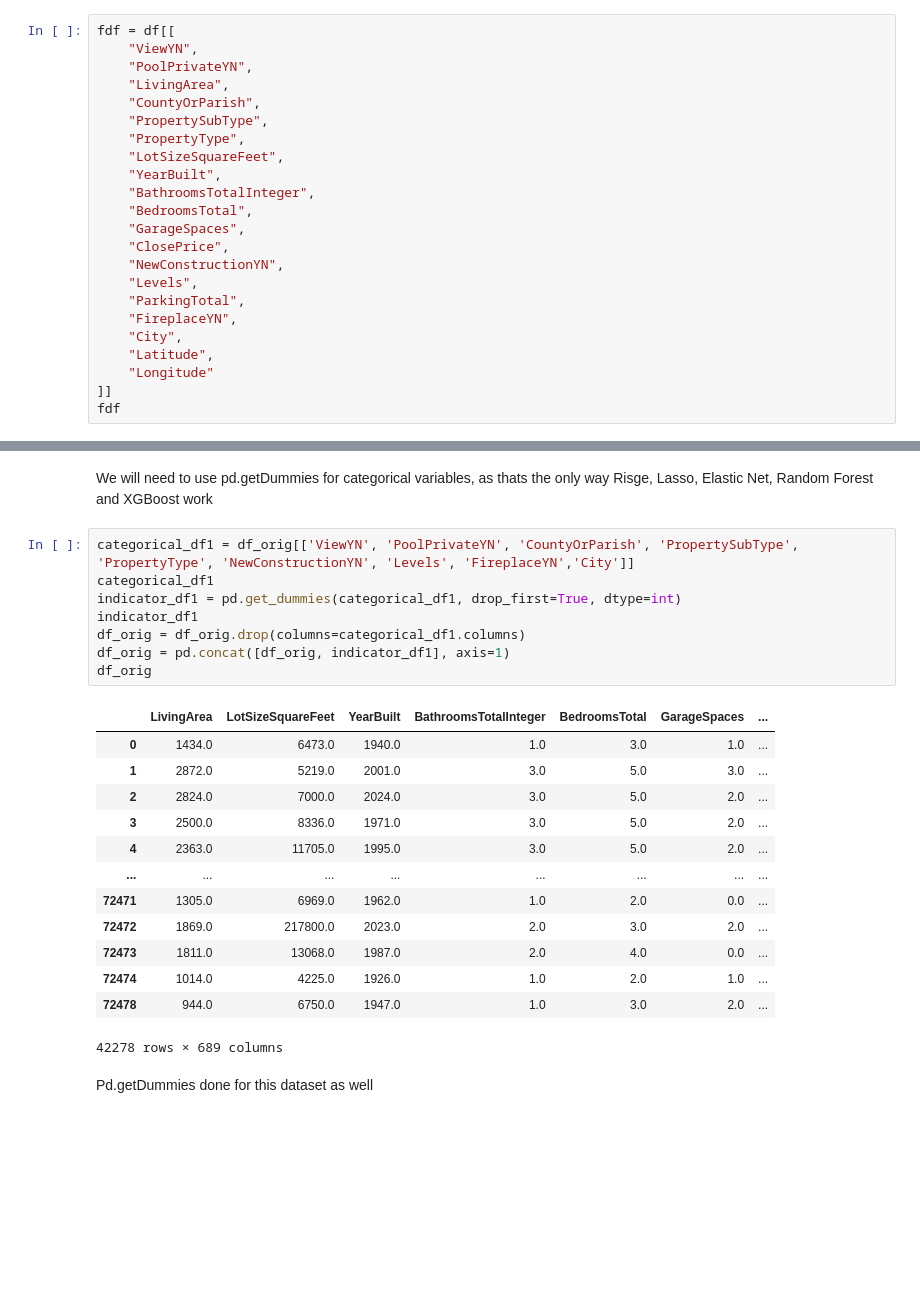
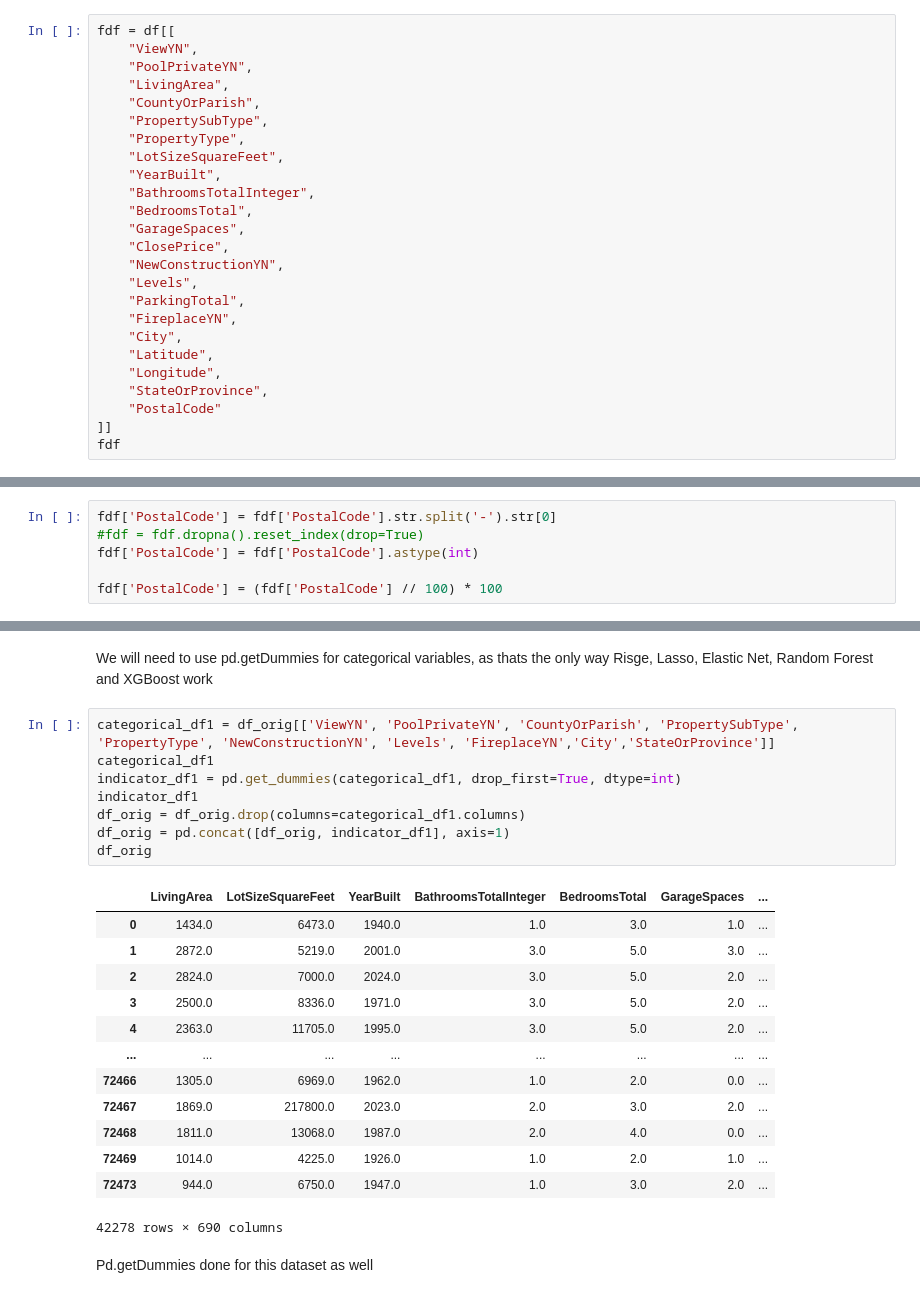
Before and after one commit to vgonur2/California-House-Price-Predictor, a Jupyter notebook: x.ipynb, the cells around one changed output, grey strips where cells are left out. Drawn from its saved outputs; the diff is of its cells as text; blank space fills up the shorter version.

```diff
--- a/x.ipynb
+++ b/x.ipynb
@@ -119,7 +119,9 @@ fdf = df[[
     "FireplaceYN",
     "City",
     "Latitude",
-    "Longitude"
+    "Longitude",
+    "StateOrProvince",
+    "PostalCode"
 ]]
 fdf
 # %% [output]
@@ -212,6 +208,12 @@ dtype: object
 # %%
 fdf["Latitude"] = fdf["Latitude"].round(2)
 fdf["Longitude"] = fdf["Longitude"].round(2)
+# %%
+fdf['PostalCode'] = fdf['PostalCode'].str.split('-').str[0]
+#fdf = fdf.dropna().reset_index(drop=True)
+fdf['PostalCode'] = fdf['PostalCode'].astype(int)
+
+fdf['PostalCode'] = (fdf['PostalCode'] // 100) * 100
 # %% [markdown]
 Becuase each house has their own unique longitude and latitude we grouped them into buckets by rounds each longitude and latitude to the nearest hundreths
 # %%
@@ -510,27 +514,27 @@ fdf
 # %% [markdown]
 We will need to use pd.getDummies for categorical variables, as thats the only way Risge, Lasso, Elastic Net, Random Forest and XGBoost work
 # %%
-categorical_df1 = df_orig[['ViewYN', 'PoolPrivateYN', 'CountyOrParish', 'PropertySubType', 'PropertyType', 'NewConstructionYN', 'Levels', 'FireplaceYN','City']]
+categorical_df1 = df_orig[['ViewYN', 'PoolPrivateYN', 'CountyOrParish', 'PropertySubType', 'PropertyType', 'NewConstructionYN', 'Levels', 'FireplaceYN','City','StateOrProvince']]
 categorical_df1
 indicator_df1 = pd.get_dummies(categorical_df1, drop_first=True, dtype=int)
 indicator_df1
 df_orig = df_orig.drop(columns=categorical_df1.columns)
 df_orig = pd.concat([df_orig, indicator_df1], axis=1)
 df_orig
 # %% [output]
 |  | LivingArea | LotSizeSquareFeet | YearBuilt | BathroomsTotalInteger | BedroomsTotal | GarageSpaces | ... |
 | 0 | 1434.0 | 6473.0 | 1940.0 | 1.0 | 3.0 | 1.0 | ... |
 | 1 | 2872.0 | 5219.0 | 2001.0 | 3.0 | 5.0 | 3.0 | ... |
 | 2 | 2824.0 | 7000.0 | 2024.0 | 3.0 | 5.0 | 2.0 | ... |
 | 3 | 2500.0 | 8336.0 | 1971.0 | 3.0 | 5.0 | 2.0 | ... |
 | 4 | 2363.0 | 11705.0 | 1995.0 | 3.0 | 5.0 | 2.0 | ... |
 | ... | ... | ... | ... | ... | ... | ... | ... |
-| 72471 | 1305.0 | 6969.0 | 1962.0 | 1.0 | 2.0 | 0.0 | ... |
-| 72472 | 1869.0 | 217800.0 | 2023.0 | 2.0 | 3.0 | 2.0 | ... |
-| 72473 | 1811.0 | 13068.0 | 1987.0 | 2.0 | 4.0 | 0.0 | ... |
-| 72474 | 1014.0 | 4225.0 | 1926.0 | 1.0 | 2.0 | 1.0 | ... |
-| 72478 | 944.0 | 6750.0 | 1947.0 | 1.0 | 3.0 | 2.0 | ... |
+| 72466 | 1305.0 | 6969.0 | 1962.0 | 1.0 | 2.0 | 0.0 | ... |
+| 72467 | 1869.0 | 217800.0 | 2023.0 | 2.0 | 3.0 | 2.0 | ... |
+| 72468 | 1811.0 | 13068.0 | 1987.0 | 2.0 | 4.0 | 0.0 | ... |
+| 72469 | 1014.0 | 4225.0 | 1926.0 | 1.0 | 2.0 | 1.0 | ... |
+| 72473 | 944.0 | 6750.0 | 1947.0 | 1.0 | 3.0 | 2.0 | ... |
-42278 rows × 689 columns
+42278 rows × 690 columns
 # %% [markdown]
 Pd.getDummies done for this dataset as well
 # %% [markdown]
```
Also changed, not shown: parts of 41 cells of this notebook.
